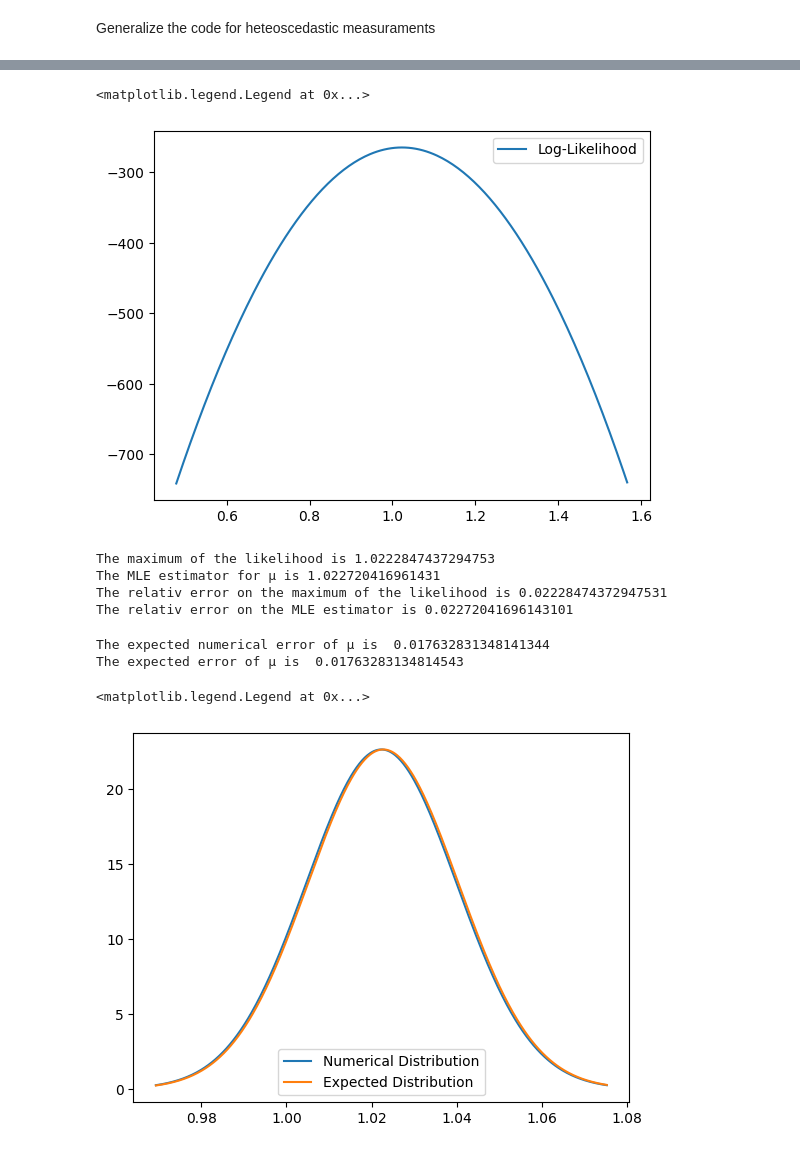
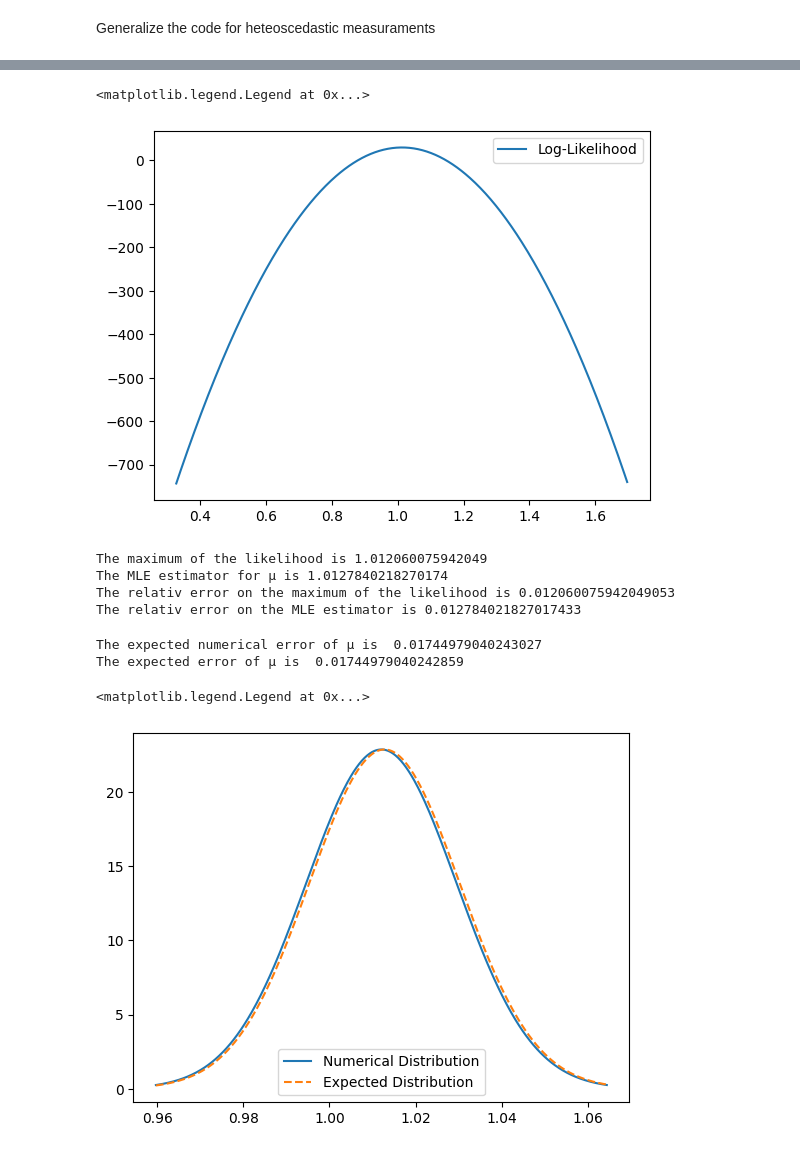
Before and after one commit to oblivion0218/ES_AstroStatistic, a Jupyter notebook: Sara_Antonellini/Lecture4/position.ipynb, the cells around one changed output, grey strips where cells are left out. Saved outputs shown, nothing was run; the diff lists cells and outputs as text; code cells hidden in the pictures.

```diff
--- a/Sara_Antonellini/Lecture4/position.ipynb
+++ b/Sara_Antonellini/Lecture4/position.ipynb
@@ -143,8 +146,14 @@ sigma_true=0.2
 sigma_gen=0.5 #Measurement error
 mu_s=0.2
 sigma_s=0.05
+np.random.seed(42)
 sigmai=np.random.normal(mu_s, sigma_s,N)
-xi= np.random.normal(mu_true,sigma_gen,N)
+x= []
+for s in sigmai:
+    sample = norm(mu_true, s).rvs(1)
+    x.append(sample)
+
+xi= np.concatenate(x)
 # %%
 value=np.linspace(min(xi)-3*max(sigmai),max(xi)+3*max(sigmai), 1000)
 for i in range(N):
@@ -170,7 +179,7 @@ plt.plot(value, log_likelihood, label="Log-Likelihood")
 plt.legend()
 # %% [output]
 <matplotlib.legend.Legend at 0x...>
-[figure, old version]
+[figure, new version]
 # %%
 max_value = value[np.argmax(likelihood)]
 print("The maximum of the likelihood is", max_value)
@@ -184,10 +193,10 @@ err_est=np.abs(mu_estimator-mu_true)/mu_true
 print("The relativ error on the maximum of the likelihood is", err_max)
 print("The relativ error on the MLE estimator is", err_est)
 # %% [output]
-The maximum of the likelihood is 1.0222847437294753
-The MLE estimator for μ is 1.022720416961431
-The relativ error on the maximum of the likelihood is 0.02228474372947531
-The relativ error on the MLE estimator is 0.02272041696143101
+The maximum of the likelihood is 1.012060075942049
+The MLE estimator for μ is 1.0127840218270174
+The relativ error on the maximum of the likelihood is 0.012060075942049053
+The relativ error on the MLE estimator is 0.012784021827017433
 # %%
 derivate=np.diff(log_likelihood,2)
 dteta=value[1]-value[0]
@@ -200,15 +209,15 @@ matrixf_mu=den
 sigmamu=np.sqrt(1/matrixf_mu)
 print("The expected error of μ is ", sigmamu)
 # %% [output]
-The expected numerical error of μ is  0.017632831348141344
-The expected error of μ is  0.01763283134814543
+The expected numerical error of μ is  0.01744979040243027
+The expected error of μ is  0.01744979040242859
 # %%
 x=np.linspace(max_value-3*sigmamu_n,max_value+3*sigmamu_n, 500)
 gauss_n=norm.pdf(x,max_value,sigmamu_n)
 gauss=norm.pdf(x,mu_estimator,sigmamu)
 plt.plot(x,gauss_n,label="Numerical Distribution")
-plt.plot(x,gauss, label="Expected Distribution")
+plt.plot(x,gauss, label="Expected Distribution", ls='dashed')
 plt.legend()
 # %% [output]
 <matplotlib.legend.Legend at 0x...>
-[figure, old version]
+[figure, new version]
```
Also changed, not shown: parts of 8 cells of this notebook, 2 other files.
